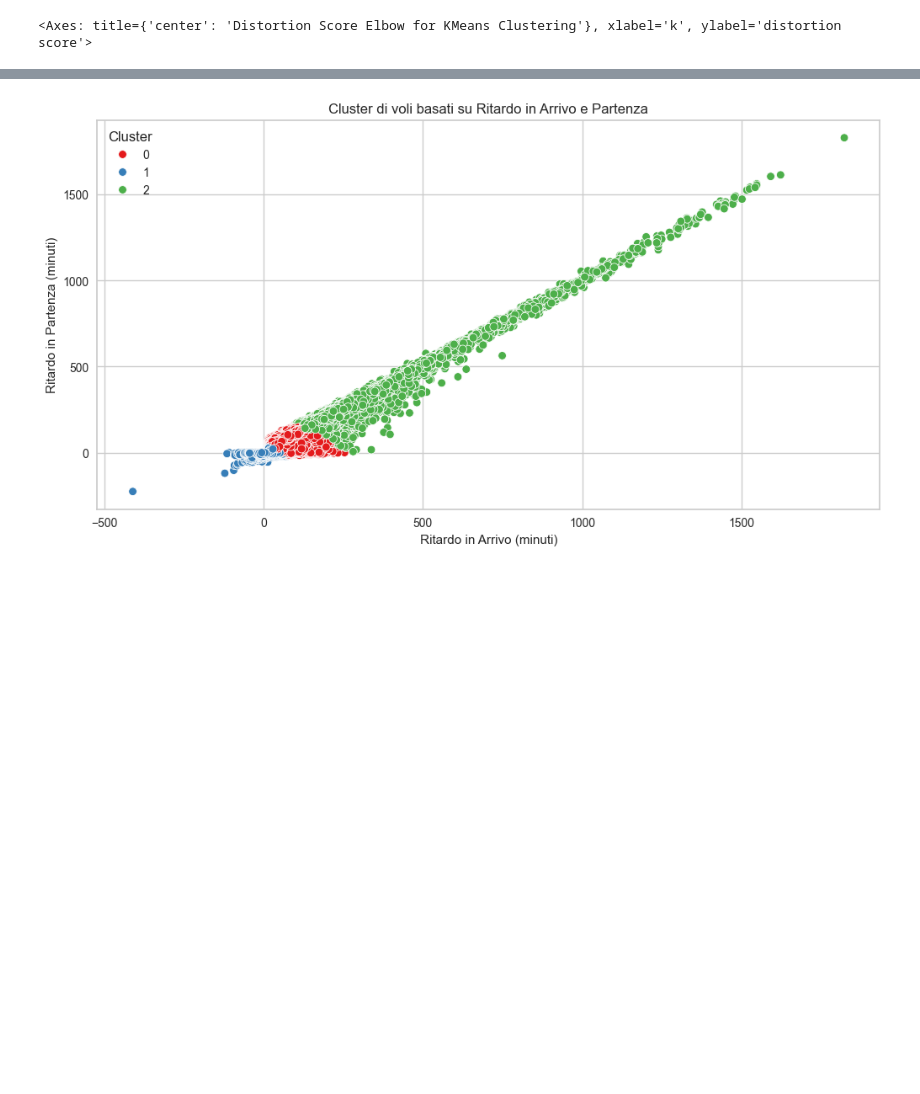
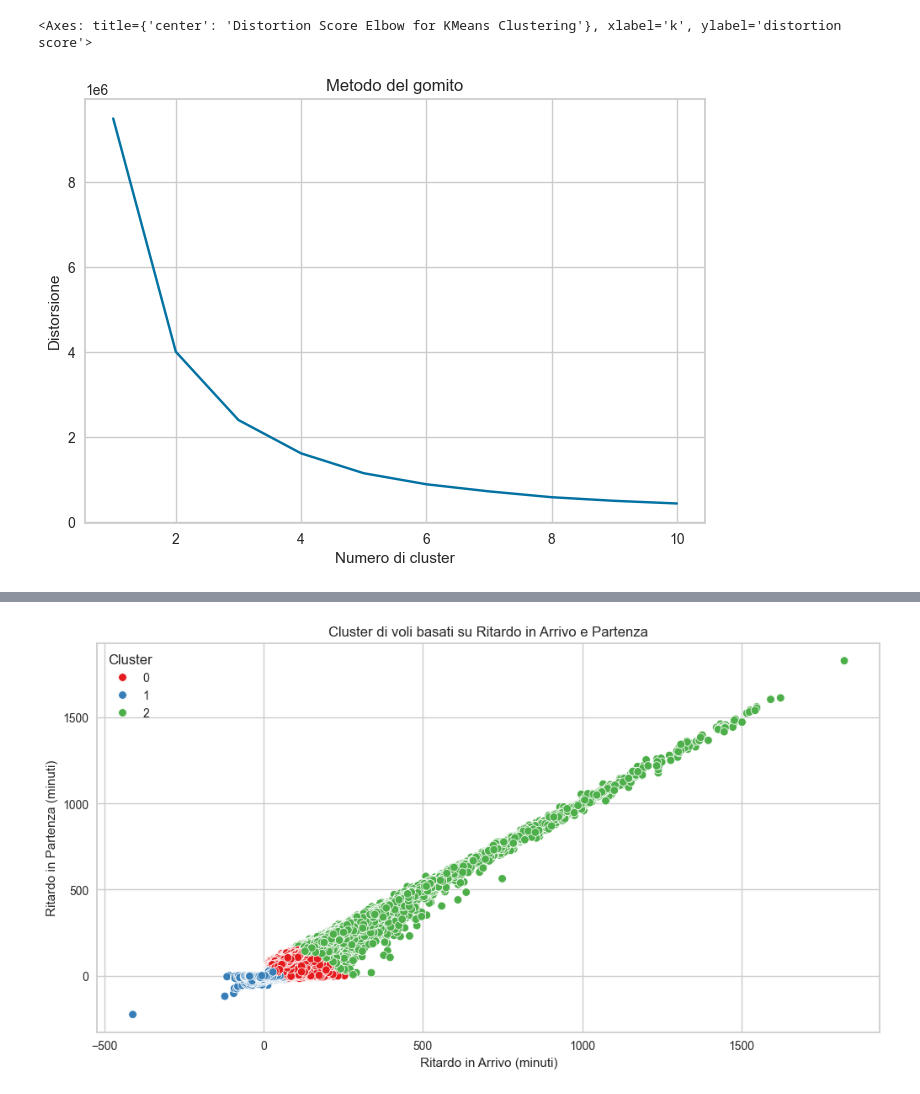
Before and after one commit to Walter-Di-Sabatino/Time-Series-Data-Science-Project, a Jupyter notebook: clustering.ipynb, the cells around one changed output, grey strips where cells are left out. Saved outputs shown, nothing was run; the diff lists cells and outputs as text; code cells hidden in the pictures; blank space fills up the shorter version.

```diff
--- a/clustering.ipynb
+++ b/clustering.ipynb
@@ -54,4 +76,18 @@ visualizer.show()
 # %% [output]
 [figure]
 <Axes: title={'center': 'Distortion Score Elbow for KMeans Clustering'}, xlabel='k', ylabel='distortion score'>
+# %%
+distortions = []
+for i in range(1, 11):
+    kmeans = KMeans(n_clusters=i, random_state=42)
+    kmeans.fit(data_scaled)
+    distortions.append(kmeans.inertia_)
+
+plt.plot(range(1, 11), distortions)
+plt.xlabel('Numero di cluster')
+plt.ylabel('Distorsione')
+plt.title('Metodo del gomito')
+plt.show()
+# %% [output]
+[figure, added]
 # %%
```
Also changed, not shown: parts of 12 cells of this notebook, 1 other file.
